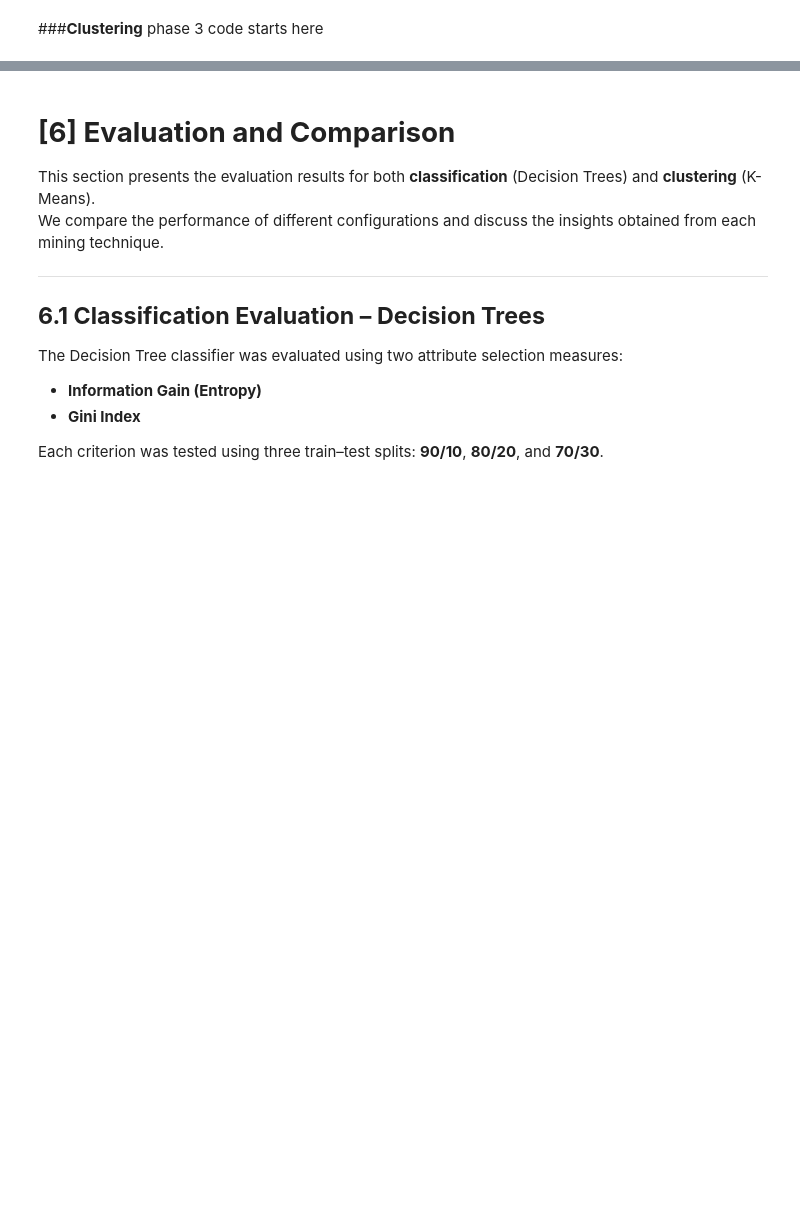
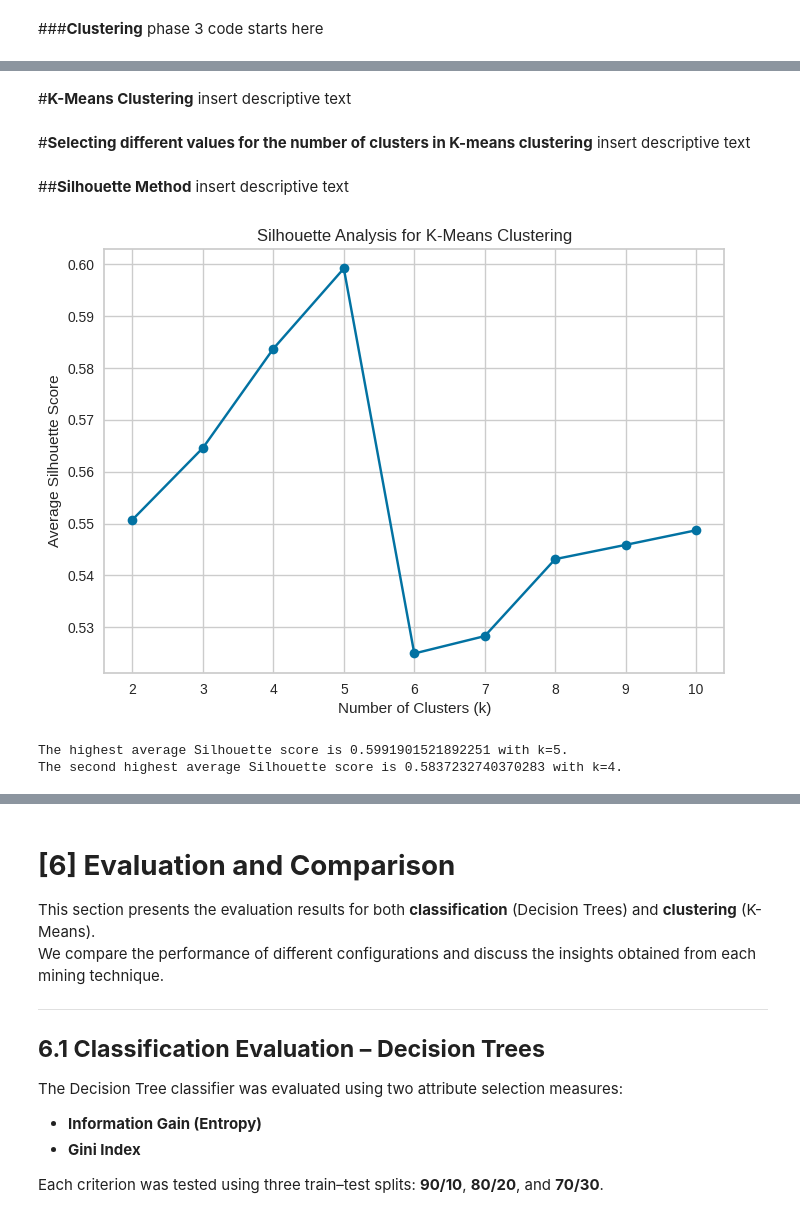
Before and after one commit to Falhebshi/Data-Mining, a Jupyter notebook: Phase3.ipynb, the cells around one changed output, grey strips where cells are left out. Saved outputs shown, nothing was run; the diff lists cells and outputs as text; code cells hidden in the pictures; blank space fills up the shorter version.

```diff
--- a/Phase3.ipynb
+++ b/Phase3.ipynb
@@ -936,3 +936,18 @@ plt.show()
 # %% [markdown]
 ###**Clustering**
 phase 3 code starts here
+# %%
+from sklearn.preprocessing import StandardScaler
+
+# Selecting the features we want to use for clustering
+cluster_features = ['smv','over_time','wip','incentive','idle_time']
+features = Preprocessed_dataset[cluster_features]
+
+# Scaling the selected features
+scaler = StandardScaler()
+scaled_features = scaler.fit_transform(features)
+
+df_scaled = pd.DataFrame(scaled_features, columns=cluster_features)
+
+print("\nScaled DataFrame:")
+print(df_scaled.head())
@@ -938,0 +962,50 @@ phase 3 code starts here
+# %% [markdown]
+#**K-Means Clustering**
+insert descriptive text
+# %% [markdown]
+#**Selecting different values for the number of clusters in K-means clustering**
+insert descriptive text
+# %% [markdown]
+##**Silhouette Method**
+insert descriptive text
+# %%
+import numpy as np
+import matplotlib.pyplot as plt
+from sklearn.cluster import KMeans
+from sklearn.metrics import silhouette_samples, silhouette_score
+from sklearn.datasets import load_iris
+from sklearn.preprocessing import StandardScaler
+import pandas as pd
+
+# Perform k-means clustering with different values of k
+k_values = range(2, 11)
+silhouette_avg_values = []
+
+for k in k_values:
+    kmeans = KMeans(n_clusters=k, random_state=42, n_init=10)
+    kmeans_result = kmeans.fit_predict(df_scaled)
+    silhouette_avg = silhouette_score(df_scaled, kmeans_result)
+    silhouette_avg_values.append(silhouette_avg)
+
+# Find the best number of clusters based on the highest average Silhouette score
+best_k = k_values[np.argmax(silhouette_avg_values)]
+best_score = max(silhouette_avg_values)
+
+# Find the second highest average Silhouette score and its corresponding number of clusters
+silhouette_avg_values_sorted = sorted(silhouette_avg_values, reverse=True)
+second_best_score = silhouette_avg_values_sorted[1]
+second_best_k = k_values[silhouette_avg_values.index(second_best_score)]
+
+# Plot the silhouette scores for different values of k
+plt.plot(k_values, silhouette_avg_values, marker='o')
+plt.title('Silhouette Analysis for K-Means Clustering')
+plt.xlabel('Number of Clusters (k)')
+plt.ylabel('Average Silhouette Score')
+plt.show()
+
+print(f"The highest average Silhouette score is {best_score} with k={best_k}.")
+print(f"The second highest average Silhouette score is {second_best_score} with k={second_best_k}.")
+# %% [output]
+[figure, added]
+The highest average Silhouette score is 0.5991901521892251 with k=5.
+The second highest average Silhouette score is 0.5837232740370283 with k=4.
```
Also changed, not shown: parts of 26 cells of this notebook.
